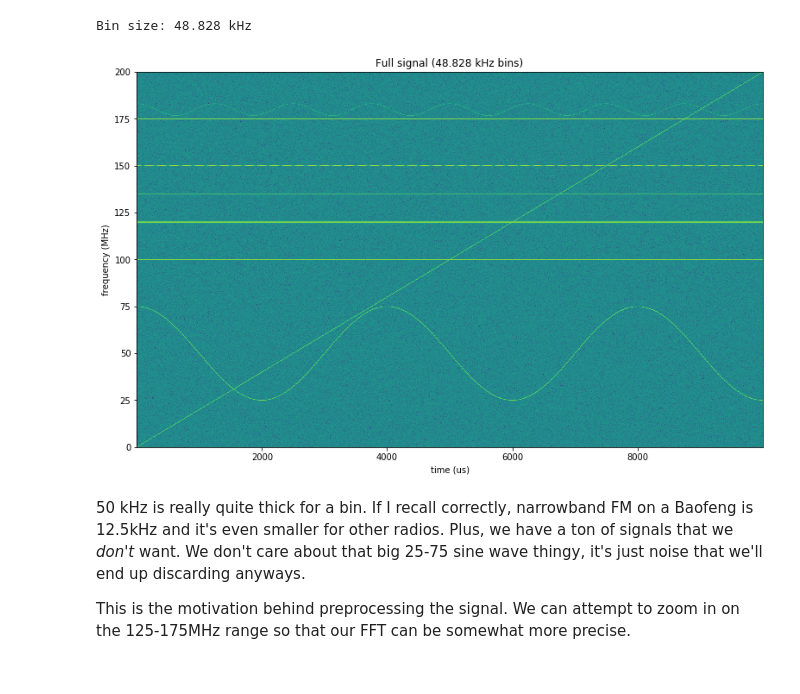
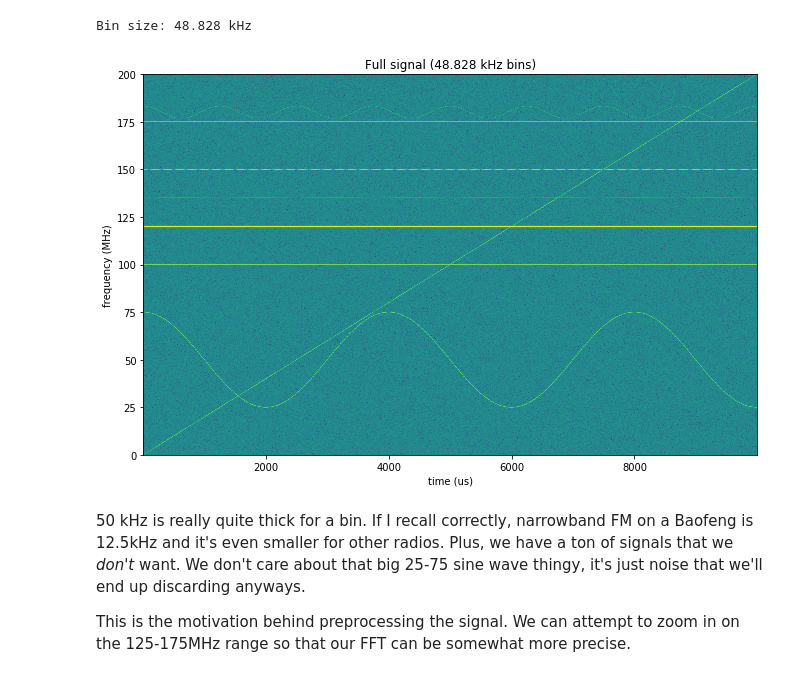
Before and after one commit to ifd3f/astrid.tech-old, a Jupyter notebook: blog/2020-06-18-frequency-shifting/index.ipynb, the cells around one changed output. Drawn from its saved outputs; the diff is of its cells as text; code cells hidden in the pictures.

```diff
--- a/blog/2020-06-18-frequency-shifting/index.ipynb
+++ b/blog/2020-06-18-frequency-shifting/index.ipynb
@@ -49,7 +44,7 @@ import matplotlib.pyplot as plt
 
 
 # Configuration so that y'all actually see this stuff
-plt.rcParams['figure.figsize'] = [13, 8]
+plt.rcParams['figure.figsize'] = [11, 7]
 
 M_SAMPLES_PER_SECOND = 400
 SAMPLES_PER_SECOND = M_SAMPLES_PER_SECOND * 1e6
@@ -70,34 +65,34 @@ def am_tone(x, carrier):
     return (1 + np.cos(x * time * 2 * np.pi)) * np.cos(carrier * time * 2 * np.pi)
 
 received_signal = 5 * tone(125e6)
 received_signal += 5 * tone(175e6)
 received_signal += 10 * am_tone(5e3, 150e6)
 received_signal += fm_tone(100e3, 135e6, 0.25)
 
 # Add in some unwanted tones
 received_signal += 5 * tone(100e6)
 received_signal += 100 * tone(120e6)
 received_signal += 0.5 * fm_tone(800, 180e6, 4e3)
 received_signal += 4 * fm_tone(250, 50e6, 1e5)
 
 # An increasing frequency tone to act as an indicator
 received_signal += 3 * np.cos((time * 100e6 / SIGNAL_LENGTH) * time * 2 * np.pi)
 
 # Add in some noise for the heck of it
 received_signal += np.random.normal(0, 1, len(time))
 
 bin_size_0 = 1000 * M_SAMPLES_PER_SECOND / 2 / FFT_SIZE
 
 plt.specgram(received_signal, FFT_SIZE, M_SAMPLES_PER_SECOND)
 print(f'Bin size: {bin_size_0:02.3f} kHz')
 
 plt.title(f"Full signal ({bin_size_0:02.3f} kHz bins)")
 plt.ylabel('frequency (MHz)')
 plt.xlabel('time (us)')
 plt.show()
 # %% [output]
 Bin size: 48.828 kHz
-[figure, old version]
+[figure, new version]
 # %% [markdown]
 50 kHz is really quite thick for a bin. If I recall correctly, narrowband FM on
 a Baofeng is 12.5kHz and it's even smaller for other radios. Plus, we have
```
Also changed, not shown: parts of 8 cells of this notebook.
